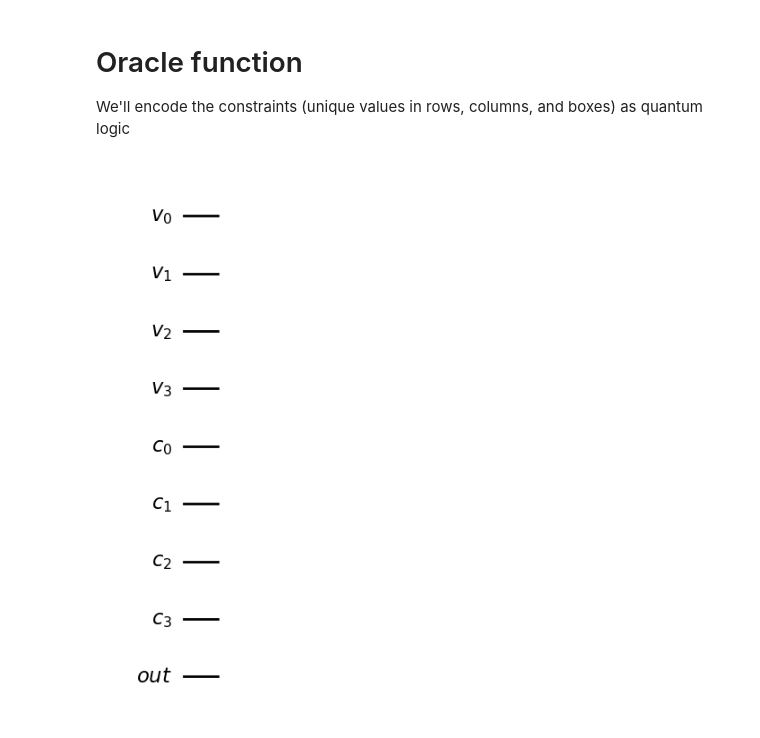
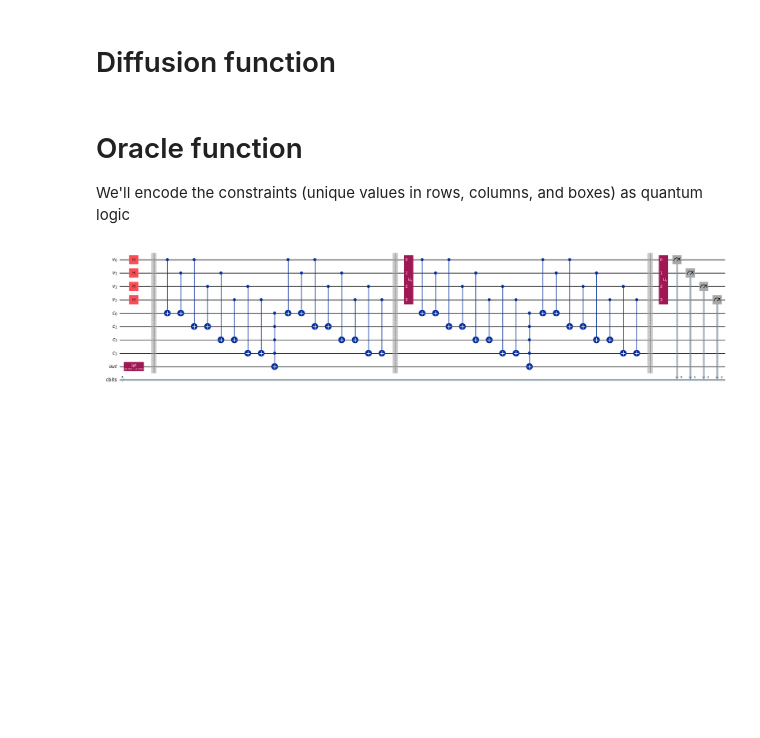
Before and after one commit to tglik/QuantumLearn, a Jupyter notebook: sudoku.ipynb, the cells around one changed output. Cells and saved outputs as stored; diff of their text form; code cells hidden in the pictures; blank space fills up the shorter version.

```diff
--- a/sudoku.ipynb
+++ b/sudoku.ipynb
@@ -37,0 +16,2 @@ Each cell can take values 1-4, which can be encoded using 2 qubits per cell (sin
+# %% [markdown]
+# Diffusion function
@@ -86,26 +72,28 @@ clause_list = [[0,1],
-# %%
-def XOR(qc, a, b, output):
-    qc.cx(a, output)
-    qc.cx(b, output)
-
-
-def sudoku_oracle(qc, var_qb, clause_qb, output_qb):
-    # Compute clauses
-    i = 0
-    for clause in clause_list:
-        XOR(qc, clause[0], clause[1], clause_qb[i])
-        i += 1
-
-    # Flip 'output' bit if all clauses are satisfied
-    qc.mct(clause_qb, output_qb)
 # %%
-# Create separate registers to name bits
 var_qubits = QuantumRegister(4, name='v')
-clause_qubits = QuantumRegister(len(clause_list), name='c')
+clause_qubits = QuantumRegister(4, name='c')
 output_qubit = QuantumRegister(1, name='out')
-qc = QuantumCircuit(var_qubits, clause_qubits, output_qubit)
+cbits = ClassicalRegister(4, name='cbits')
+qc = QuantumCircuit(var_qubits, clause_qubits, output_qubit, cbits)
 
+# Initialize 'out0' in state |->
+qc.initialize([1, -1]/np.sqrt(2), output_qubit)
 
-qc.draw('mpl')
+# Initialize qubits in state |s>
+qc.h(var_qubits)
+qc.barrier()  # for visual separation
+
+# do 2 iterations
+for i in range(2):
+    # Apply our oracle
+    sudoku_oracle(qc, clause_list, clause_qubits, output_qubit)
+    qc.barrier()  # for visual separation
+    # Apply our diffuser
+    qc.append(diffuser(4), [0,1,2,3])
+
+# Measure the variable qubits
+qc.measure(var_qubits, cbits)
+
+qc.draw('mpl', fold=-1)
 # %% [output]
-[figure, old version]
+[figure, new version]
```
Also changed, not shown: parts of 22 cells of this notebook.
